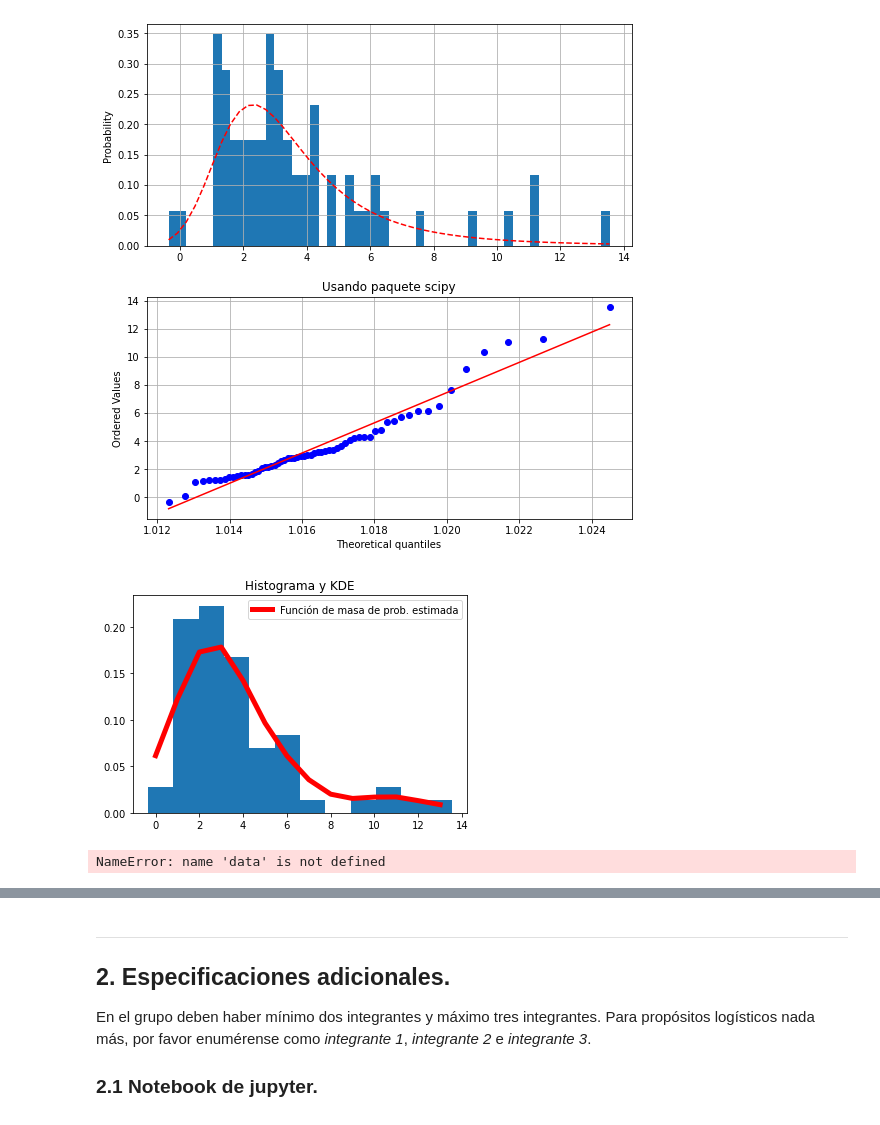
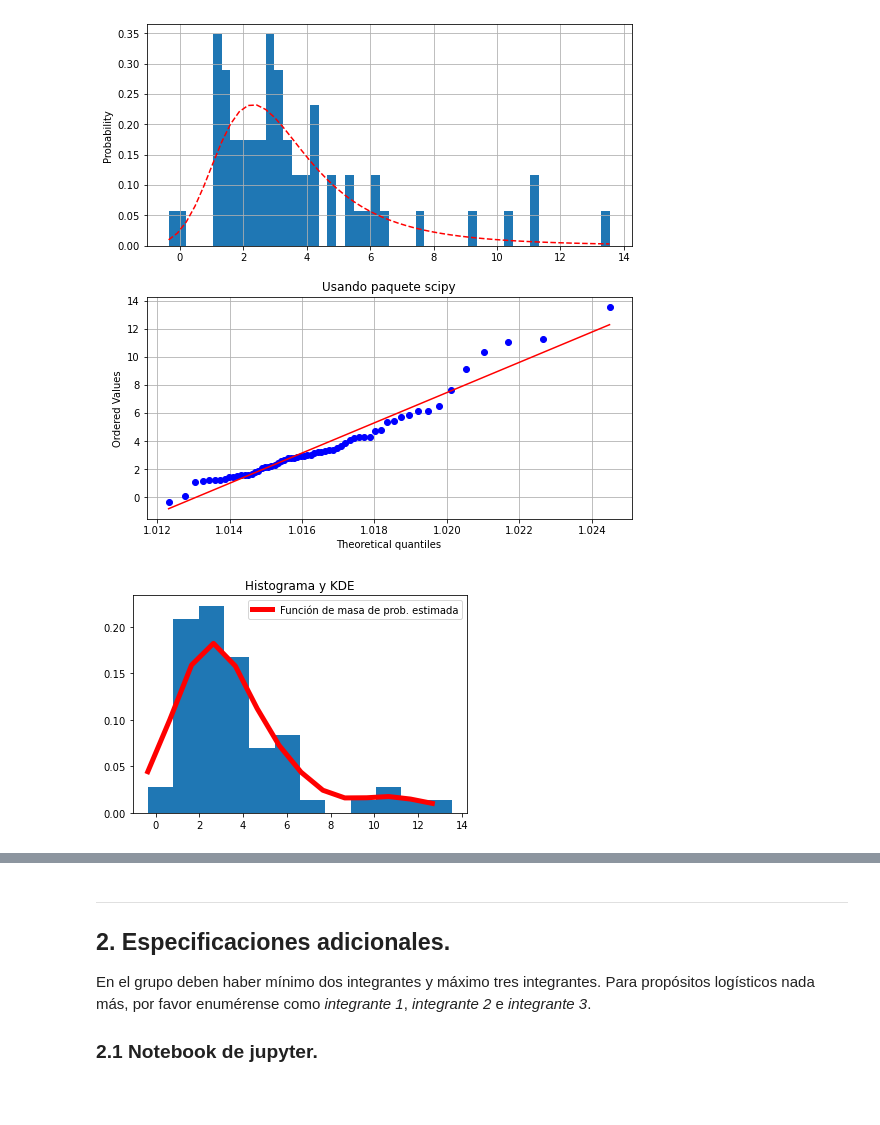
Before and after one commit to Zairo9/Proyecto, a Jupyter notebook: GuiaProyecto.ipynb, the cells around one changed output, grey strips where cells are left out. Drawn from its saved outputs; the diff is of its cells as text; code cells hidden in the pictures.

```diff
--- a/GuiaProyecto.ipynb
+++ b/GuiaProyecto.ipynb
@@ -574,5 +636,6 @@ plt.show()
 # %% [markdown]
 #### Inflación
 # %%
+inf = inf[251]
 sns.histplot(inf,kde=True);
 # %% [output]
@@ -592,19 +655,12 @@ Q_Q(inf[251],dist,p)
 # %% [output]
 [figure]
 # %%
-dom = np.arange(0,14)
+dom = np.arange(min(inf),max(inf))
 plt.hist(inf,bins="auto",density=True)
 inf_fun = kde_statsmodels_m(inf)
 plt.plot(dom, inf_fun(dom), label='Función de masa de prob. estimada', color='r', linewidth=5)
 plt.title("Histograma y KDE")
 plt.legend()
 plt.show()
 # %% [output]
-[figure, old version]
+[figure, new version]
-# %%
-desv = desempleo.std()
-med = data["Points"].std()
-data["Points_norm"] = (data["Points"] - med) / desv
-data
-# %% [output]
-NameError: name 'data' is not defined
```
Also changed, not shown: parts of 23 cells of this notebook.
